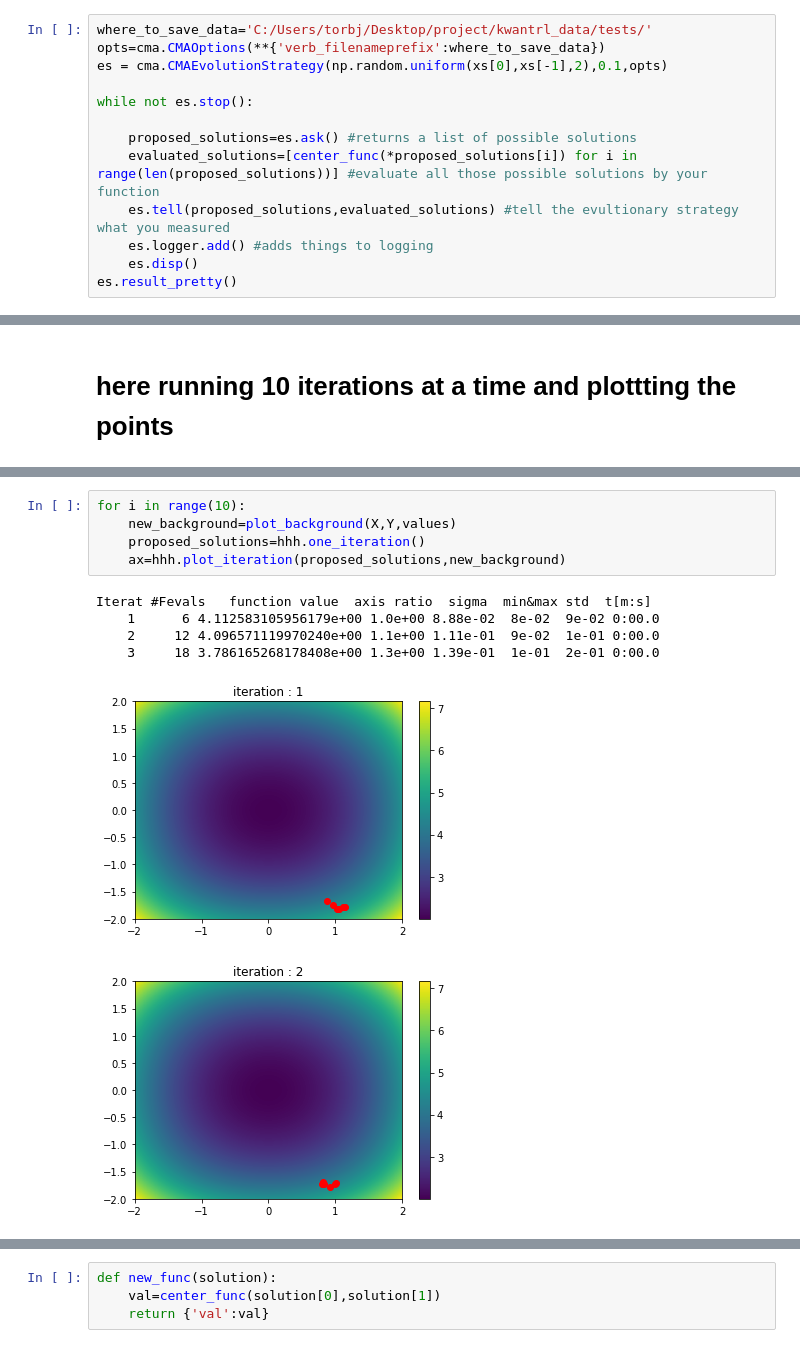
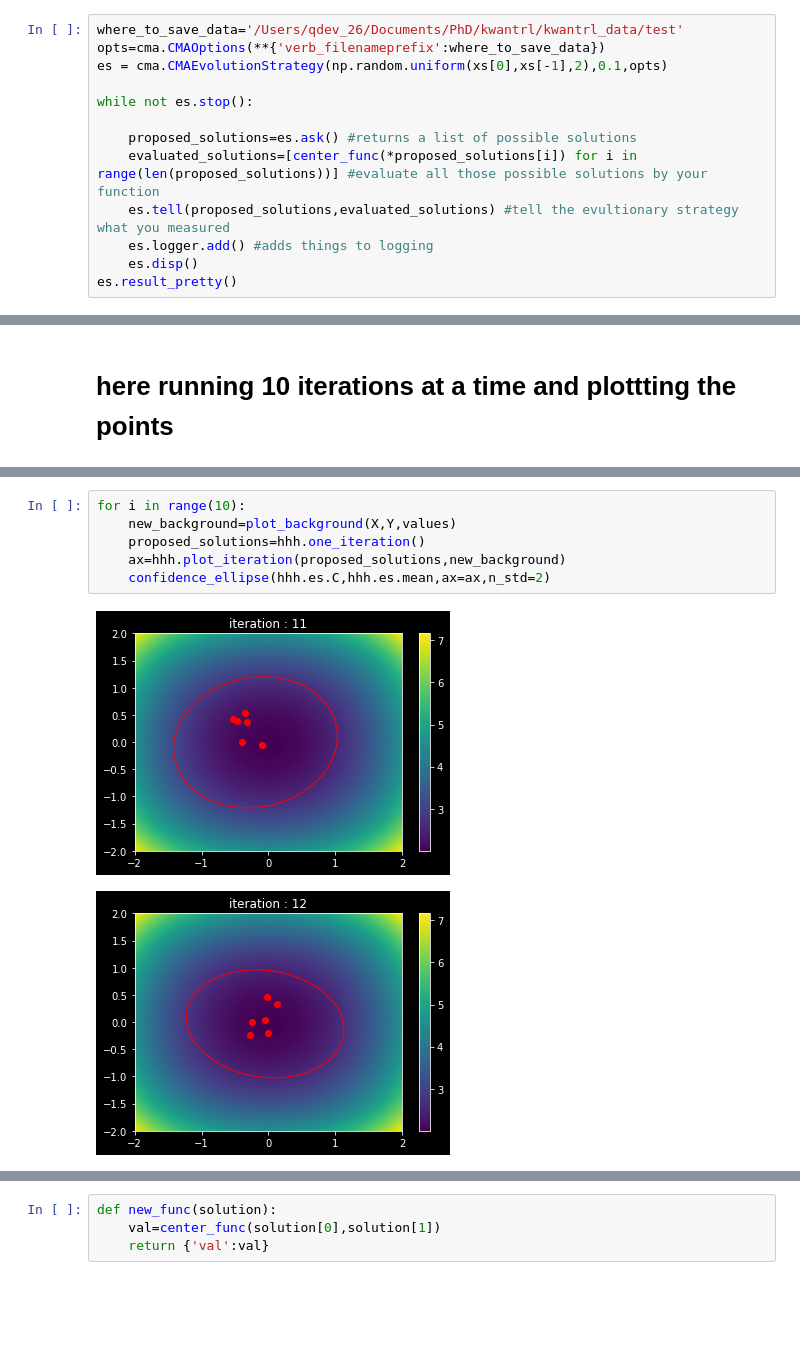
Before and after one commit to jacobdben/qpcRL, a Jupyter notebook: kwantrl/run_scripts/cmaes_ex.ipynb, the cells around one changed output, grey strips where cells are left out. Cells and saved outputs as stored; diff of their text form; blank space fills up the shorter version.

Commit message:
added ellipse plotting

```diff
--- a/kwantrl/run_scripts/cmaes_ex.ipynb
+++ b/kwantrl/run_scripts/cmaes_ex.ipynb
@@ -28,7 +28,7 @@ plot_background(X,Y,values)
 # %% [markdown]
 # this runs an entire optimization, in the end you want something a little more complicated than this, but it shows how simple it is.
 # %%
-where_to_save_data='C:/Users/torbj/Desktop/project/kwantrl_data/tests/'
+where_to_save_data='/Users/qdev_26/Documents/PhD/kwantrl/kwantrl_data/test'
 opts=cma.CMAOptions(**{'verb_filenameprefix':where_to_save_data})
 es = cma.CMAEvolutionStrategy(np.random.uniform(xs[0],xs[-1],2),0.1,opts)
 
@@ -87,12 +167,9 @@ hhh = Slow_cma()
 # %%
 for i in range(10):
     new_background=plot_background(X,Y,values)
     proposed_solutions=hhh.one_iteration()
     ax=hhh.plot_iteration(proposed_solutions,new_background)
+    confidence_ellipse(hhh.es.C,hhh.es.mean,ax=ax,n_std=2)
 # %% [output]
-Iterat #Fevals   function value  axis ratio  sigma  min&max std  t[m:s]
-    1      6 4.112583105956179e+00 1.0e+00 8.88e-02  8e-02  9e-02 0:00.0
-    2     12 4.096571119970240e+00 1.1e+00 1.11e-01  9e-02  1e-01 0:00.0
-    3     18 3.786165268178408e+00 1.3e+00 1.39e-01  1e-01  2e-01 0:00.0
-[figure, old version]
+[figure, new version]
-[figure, old version]
+[figure, new version]
```
Also changed, not shown: parts of 10 cells of this notebook, 3 other files.
